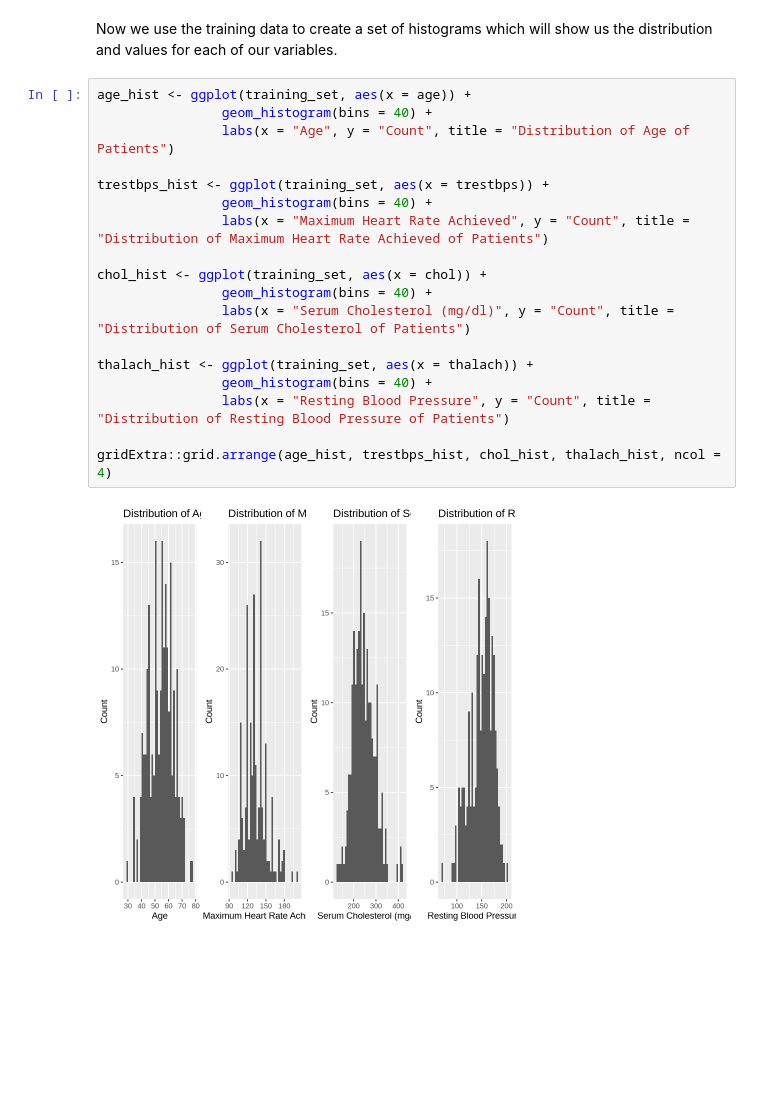
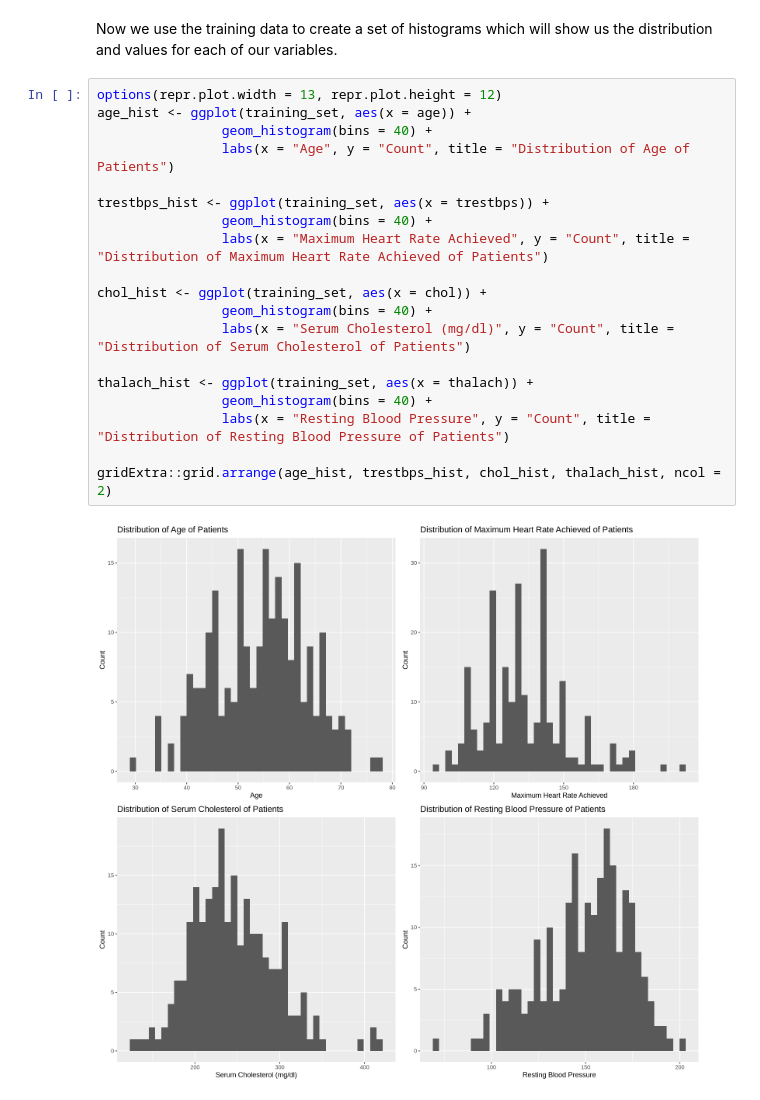
Before and after one commit to Nitro-87/Group-2-Project-Proposal, a Jupyter notebook: Project-Proposal.ipynb, the cells around one changed output. Saved outputs shown, nothing was run; the diff lists cells and outputs as text; blank space fills up the shorter version.

Commit message:
organized visualizations

```diff
--- a/Project-Proposal.ipynb
+++ b/Project-Proposal.ipynb
@@ -255,22 +255,23 @@ A tibble: 2 × 3
 # %% [markdown]
 Now we use the training data to create a set of histograms which will show us the distribution and values for each of our variables.
 # %%
+options(repr.plot.width = 13, repr.plot.height = 12)
 age_hist <- ggplot(training_set, aes(x = age)) +
                 geom_histogram(bins = 40) +
                 labs(x = "Age", y = "Count", title = "Distribution of Age of Patients")
 
 trestbps_hist <- ggplot(training_set, aes(x = trestbps)) +
                 geom_histogram(bins = 40) +
                 labs(x = "Maximum Heart Rate Achieved", y = "Count", title = "Distribution of Maximum Heart Rate Achieved of Patients")
 
 chol_hist <- ggplot(training_set, aes(x = chol)) +
                 geom_histogram(bins = 40) +
                 labs(x = "Serum Cholesterol (mg/dl)", y = "Count", title = "Distribution of Serum Cholesterol of Patients")
 
 thalach_hist <- ggplot(training_set, aes(x = thalach)) +
                 geom_histogram(bins = 40) +
                 labs(x = "Resting Blood Pressure", y = "Count", title = "Distribution of Resting Blood Pressure of Patients")
 
-gridExtra::grid.arrange(age_hist, trestbps_hist, chol_hist, thalach_hist, ncol = 4)
+gridExtra::grid.arrange(age_hist, trestbps_hist, chol_hist, thalach_hist, ncol = 2)
 # %% [output]
-[figure, old version]
+[figure, new version]
```
